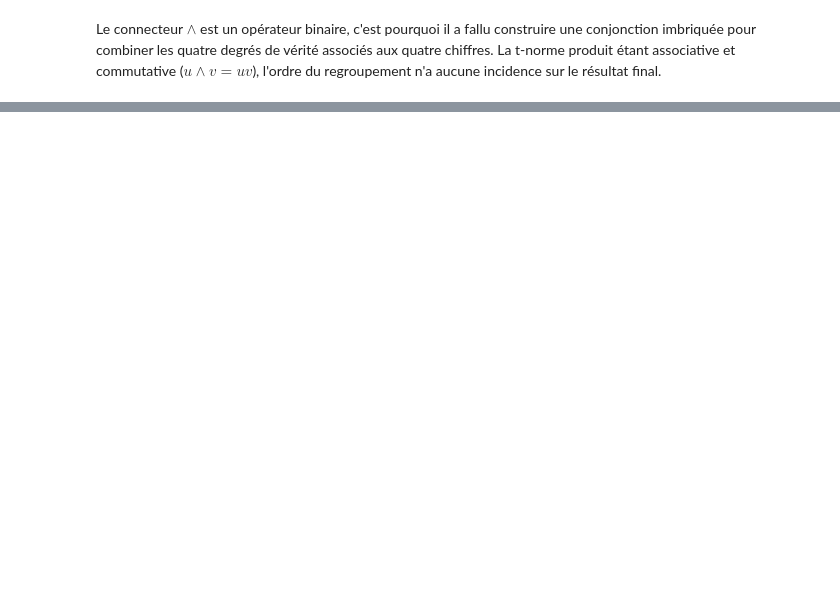
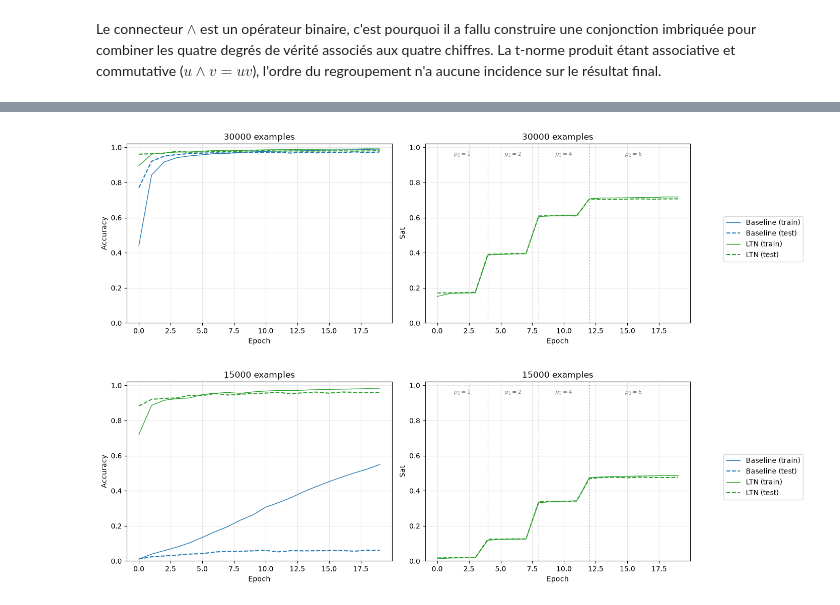
Before and after one commit to vleonel-junior/LTN-TP, a Jupyter notebook: code/examples/4-semi-supervised_pattern_recognition.ipynb, the cells around one changed output, grey strips where cells are left out. Saved outputs shown, nothing was run; the diff lists cells and outputs as text; code cells hidden in the pictures; blank space fills up the shorter version.

```diff
--- a/code/examples/4-semi-supervised_pattern_recognition.ipynb
+++ b/code/examples/4-semi-supervised_pattern_recognition.ipynb
@@ -708,7 +708,7 @@ class MNISTConv(torch.nn.Module):
 
         for layer in self.linear_layers:
             xavier_uniform_(layer.weight)
-            normal_(layer.bias)
+            torch.nn.init.zeros_(layer.bias)
 
 
 class SingleDigitClassifier(torch.nn.Module):
@@ -740,11 +740,11 @@ class SingleDigitClassifier(torch.nn.Module):
     def init_weights(self):
         """Initialise les poids des couches denses du réseau.
         Les poids sont initialisés avec :py:func:`torch.nn.init.xavier_uniform_`,
-        les biais avec :py:func:`torch.nn.init.normal_`.
+        les biais avec :py:func:`torch.nn.init.zeros_`.
         """
         for layer in self.linear_layers:
             xavier_uniform_(layer.weight)
-            normal_(layer.bias)
+            torch.nn.init.zeros_(layer.bias)
 
 
 class LogitsToPredicate(torch.nn.Module):
@@ -1972,0 +2196,40 @@ Le connecteur $\land$ est un opérateur binaire, c'est pourquoi il a fallu const
+# %%
+import matplotlib.pyplot as plt
+
+def plot_task_with_baseline(history_ltn, history_baseline, title,
+                             p_transitions=(4, 8, 12), p_labels=(1, 2, 4, 6)):
+    epochs = range(len(history_ltn["train_acc"]))
+    fig, axes = plt.subplots(1, 2, figsize=(12, 4.5))
+
+    # --- Accuracy : Baseline + LTN ---
+    ax = axes[0]
+    ax.plot(epochs, history_baseline["train_acc"], color="tab:blue", lw=1, label="Baseline (train)")
+    ax.plot(epochs, history_baseline["test_acc"], color="tab:blue", lw=1.5, ls="--", label="Baseline (test)")
+    ax.plot(epochs, history_ltn["train_acc"], color="tab:green", lw=1, label="LTN (train)")
+    ax.plot(epochs, history_ltn["test_acc"], color="tab:green", lw=1.5, ls="--", label="LTN (test)")
+    ax.set_ylim(0, 1.02); ax.set_xlabel("Epoch"); ax.set_ylabel("Accuracy")
+    ax.set_title(f"{title} examples"); ax.grid(alpha=0.3)
+
+    # --- Sat : LTN uniquement (le baseline n'a pas de notion de satisfaction logique) ---
+    ax = axes[1]
+    ax.plot(epochs, history_ltn["train_sat"], color="tab:green", lw=1, label="LTN (train)")
+    ax.plot(epochs, history_ltn["test_sat"], color="tab:green", lw=1.5, ls="--", label="LTN (test)")
+    for t in p_transitions:
+        ax.axvline(t, color="grey", ls=":", lw=0.8)
+    boundaries = [0] + list(p_transitions) + [len(epochs) - 1]
+    for i, p in enumerate(p_labels):
+        mid = (boundaries[i] + boundaries[i + 1]) / 2
+        ax.text(mid, 0.95, f"$p_2={p}$", ha="center", fontsize=8, color="grey")
+    ax.set_ylim(0, 1.02); ax.set_xlabel("Epoch"); ax.set_ylabel("Sat")
+    ax.set_title(f"{title} examples"); ax.grid(alpha=0.3)
+
+    handles, labels_ = axes[0].get_legend_handles_labels()
+    fig.legend(handles, labels_, loc="center right", bbox_to_anchor=(1.18, 0.5))
+    plt.tight_layout()
+    plt.show()
+
+plot_task_with_baseline(history_single, history_baseline_single, "30000")
+plot_task_with_baseline(history_multi, history_baseline_multi, "15000")
+# %% [output]
+[figure, added]
+[figure, added]
```
Also changed, not shown: parts of 8 cells of this notebook.
